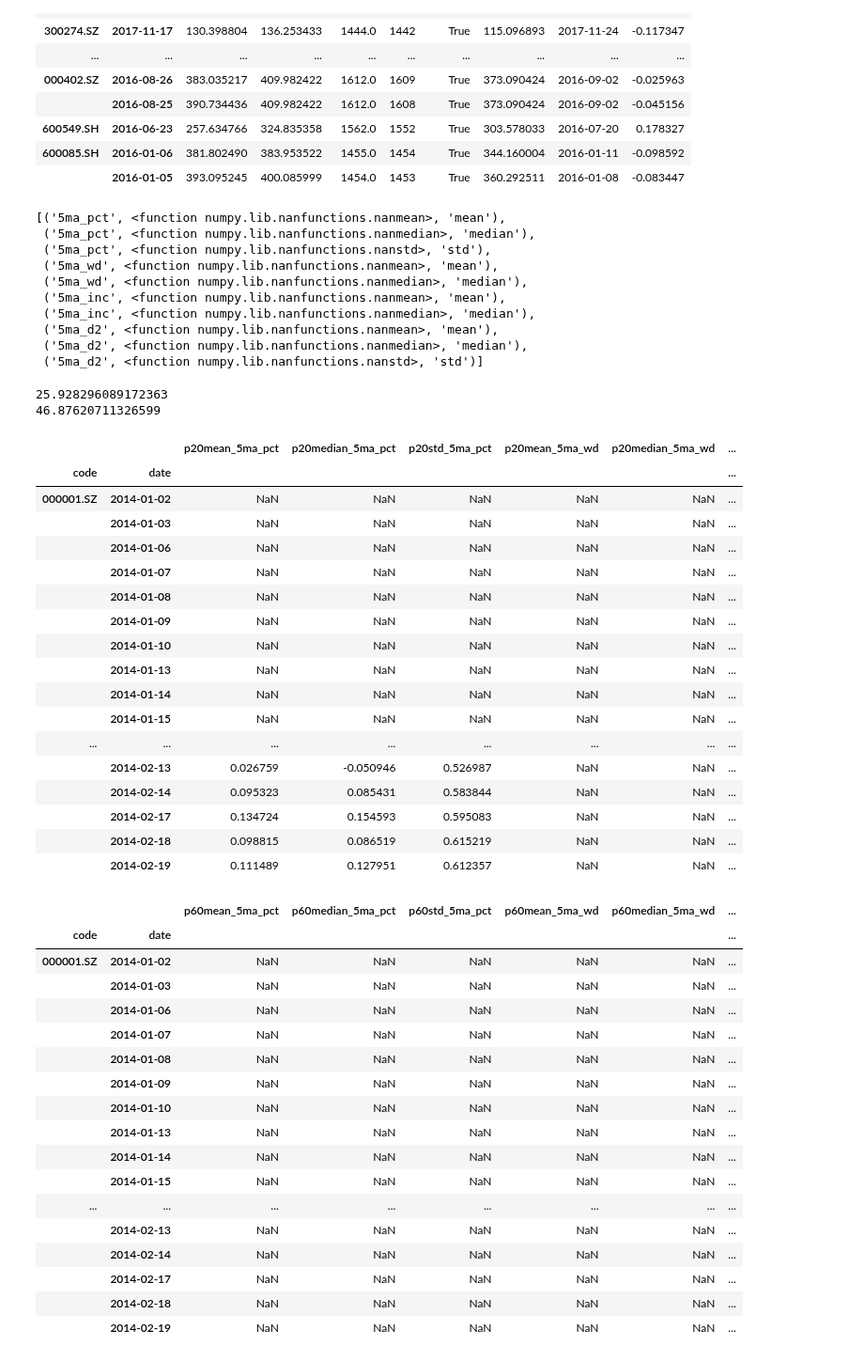
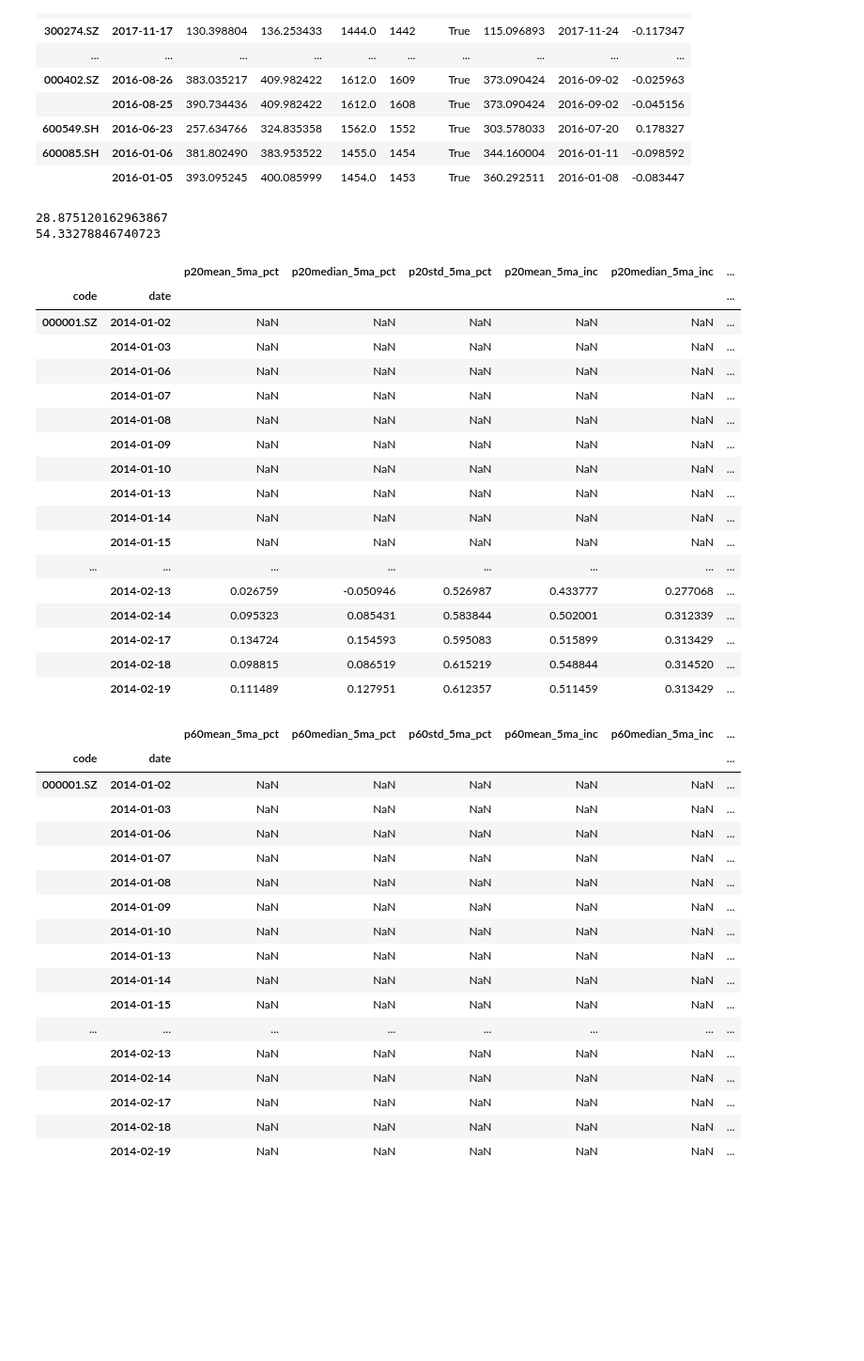
Before and after one commit to Bantorra0/Quant, a Jupyter notebook: Untitled1.ipynb, the cells around one changed output. Shown at 94% size. Cells and saved outputs as stored; diff of their text form; code cells hidden in the pictures; blank space fills up the shorter version.

```diff
--- a/Untitled1.ipynb
+++ b/Untitled1.ipynb
@@ -703,66 +703,49 @@ tmp[tmp['r'].notnull()].tail(30)
 # df_tmp['5ma_pct'] = df[col0].sort_index().groupby('code').pct_change()*100
 # print(time.time()-t0)
 # df_tmp.head(20)
 
 
 # t0 = time.time()
 # df_tmp['5ma_d2'] = df_tmp['5ma_pct'].sort_index().groupby('code').diff()
 # print(time.time()-t0)
 
 # mask_wd = df_tmp['5ma_pct']<0
 # df_tmp.loc[mask_wd,'5ma_wd'] = -df_tmp.loc[mask_wd,'5ma_pct']
 # print(time.time()-t0)
 
 
 # # df_tmp['5ma_inc'] = 0
 # mask_inc = df_tmp['5ma_pct']>0
 # df_tmp.loc[mask_inc,'5ma_inc'] = df_tmp.loc[mask_inc,'5ma_pct']
 # print(time.time()-t0)
 # df_tmp.head(20)
 
 
 col1 = '5ma_pct'
 col2 = '5ma_wd'
 col3 = '5ma_inc'
 col4 = '5ma_d2'
-ops=[(col1,'mean'),(col1,'median'),(col1,'std'),
-     (col2,'mean'),(col2,'median'),
-     (col3,'mean'),(col3,'median'),
-     (col4,'mean'),(col4,'median'),(col4,'std')]
-funcs = {'mean':'mean','median':'median','std':'std'}
-ops = [(col,funcs[name],name) for col,name in ops]
-ops
-res20 = groupby_rolling(df_tmp,level="code",window=20,ops=ops)
+
+ops={col1:['mean','median','std'],
+     col2:['sum','median'],
+     col3:['sum','median'],
+     col4:['mean','median','std']}
+
+min_periods=1
+t0 = time.time()
+res20 = groupby_rolling(df_tmp,level="code",window=20,ops=ops,min_periods=min_periods)
 print(time.time()-t0)
-# res20_cols = ['p{}{}_{}'.format(20,op,col) for col,op in ops]
-# res20_cols
-res60 = groupby_rolling(df_tmp,level="code",window=60,ops=ops)
+
+res60 = groupby_rolling(df_tmp,level="code",window=60,ops=ops,min_periods=min_periods)
 print(time.time()-t0)
-# res60_cols = ['p{}{}_{}'.format(60,op,col) for col,op in ops]
-# res60_cols
+
 
 res20.head(30)
-res60.head(30)
-# res_cols = ['p20mean_5ma_pct','p20std_5ma_pct','p20mean_5ma_wd','p20median_5ma_wd']
-# res.columns = res_cols
-# # res.head(100)
-# df_tmp[res_cols]= res
-# print(time.time()-t0)
-# df_tmp.head(100)
+res60.head(70)
 # %% [output]
-[('5ma_pct', <function numpy.lib.nanfunctions.nanmean>, 'mean'),
- ('5ma_pct', <function numpy.lib.nanfunctions.nanmedian>, 'median'),
- ('5ma_pct', <function numpy.lib.nanfunctions.nanstd>, 'std'),
- ('5ma_wd', <function numpy.lib.nanfunctions.nanmean>, 'mean'),
- ('5ma_wd', <function numpy.lib.nanfunctions.nanmedian>, 'median'),
- ('5ma_inc', <function numpy.lib.nanfunctions.nanmean>, 'mean'),
- ('5ma_inc', <function numpy.lib.nanfunctions.nanmedian>, 'median'),
- ('5ma_d2', <function numpy.lib.nanfunctions.nanmean>, 'mean'),
- ('5ma_d2', <function numpy.lib.nanfunctions.nanmedian>, 'median'),
- ('5ma_d2', <function numpy.lib.nanfunctions.nanstd>, 'std')]
+28.875120162963867
+54.33278846740723
-25.928296089172363
-46.87620711326599
-|  |  | p20mean_5ma_pct | p20median_5ma_pct | p20std_5ma_pct | p20mean_5ma_wd | p20median_5ma_wd | ... |
+|  |  | p20mean_5ma_pct | p20median_5ma_pct | p20std_5ma_pct | p20mean_5ma_inc | p20median_5ma_inc | ... |
 | code | date |  |  |  |  |  | ... |
 | 000001.SZ | 2014-01-02 | NaN | NaN | NaN | NaN | NaN | ... |
 |  | 2014-01-03 | NaN | NaN | NaN | NaN | NaN | ... |
@@ -775,12 +758,12 @@ res60.head(30)
 |  | 2014-01-14 | NaN | NaN | NaN | NaN | NaN | ... |
 |  | 2014-01-15 | NaN | NaN | NaN | NaN | NaN | ... |
 | ... | ... | ... | ... | ... | ... | ... | ... |
-|  | 2014-02-13 | 0.026759 | -0.050946 | 0.526987 | NaN | NaN | ... |
-|  | 2014-02-14 | 0.095323 | 0.085431 | 0.583844 | NaN | NaN | ... |
-|  | 2014-02-17 | 0.134724 | 0.154593 | 0.595083 | NaN | NaN | ... |
-|  | 2014-02-18 | 0.098815 | 0.086519 | 0.615219 | NaN | NaN | ... |
-|  | 2014-02-19 | 0.111489 | 0.127951 | 0.612357 | NaN | NaN | ... |
+|  | 2014-02-13 | 0.026759 | -0.050946 | 0.526987 | 0.433777 | 0.277068 | ... |
+|  | 2014-02-14 | 0.095323 | 0.085431 | 0.583844 | 0.502001 | 0.312339 | ... |
+|  | 2014-02-17 | 0.134724 | 0.154593 | 0.595083 | 0.515899 | 0.313429 | ... |
+|  | 2014-02-18 | 0.098815 | 0.086519 | 0.615219 | 0.548844 | 0.314520 | ... |
+|  | 2014-02-19 | 0.111489 | 0.127951 | 0.612357 | 0.511459 | 0.313429 | ... |
-|  |  | p60mean_5ma_pct | p60median_5ma_pct | p60std_5ma_pct | p60mean_5ma_wd | p60median_5ma_wd | ... |
+|  |  | p60mean_5ma_pct | p60median_5ma_pct | p60std_5ma_pct | p60mean_5ma_inc | p60median_5ma_inc | ... |
 | code | date |  |  |  |  |  | ... |
 | 000001.SZ | 2014-01-02 | NaN | NaN | NaN | NaN | NaN | ... |
 |  | 2014-01-03 | NaN | NaN | NaN | NaN | NaN | ... |
```
Also changed, not shown: parts of 5 cells of this notebook, 1 other file.
